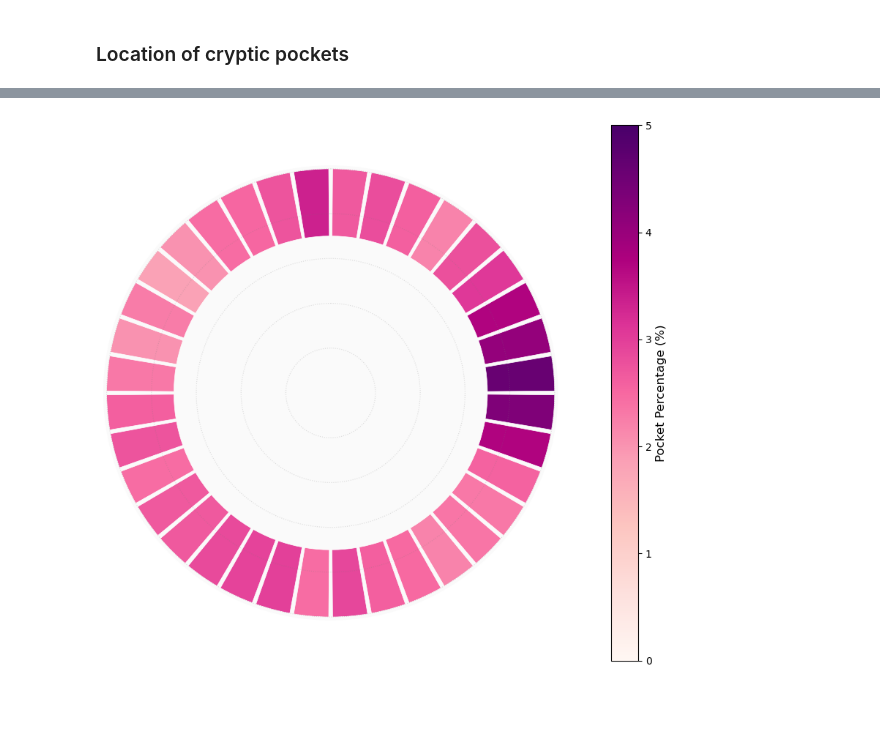
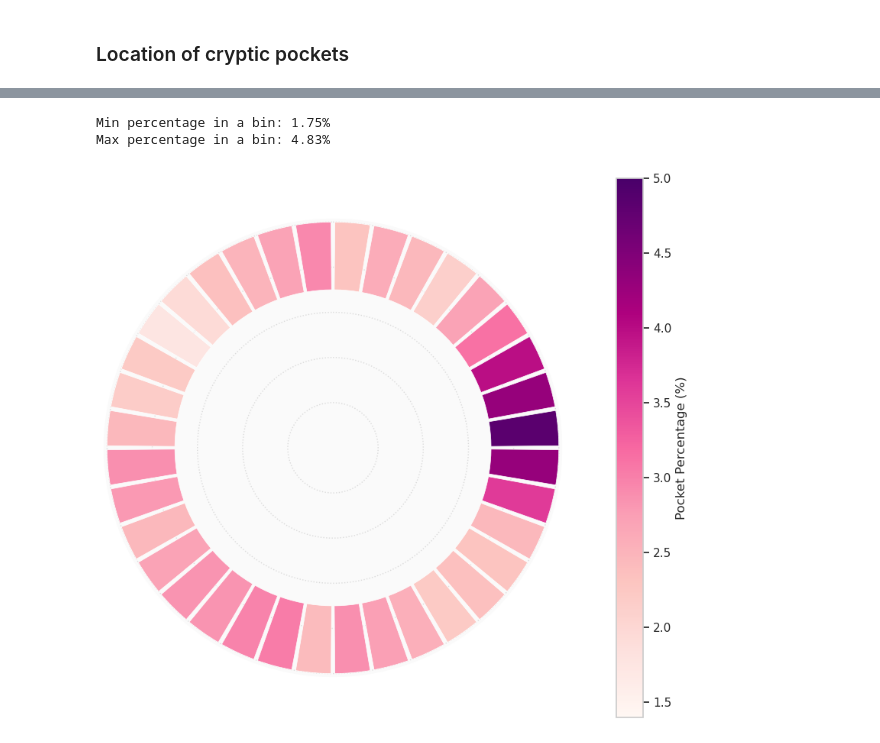
Before and after one commit to alexpergar-phd/pocket_project, a Jupyter notebook: 02_cryptic_pocket_detection/cryptic_analysis.ipynb, the cells around one changed output, grey strips where cells are left out. Saved outputs shown, nothing was run; the diff lists cells and outputs as text; code cells hidden in the pictures; blank space fills up the shorter version.

```diff
--- a/02_cryptic_pocket_detection/cryptic_analysis.ipynb
+++ b/02_cryptic_pocket_detection/cryptic_analysis.ipynb
@@ -137,6 +151,10 @@ plt.show()
 # %%
 vertical_position = 'ec'
 
+# Get the total number of unique pockets.
+n_pockets = pocket_df.groupby(by=["dynid", "trajid", "pocketid"]).size().size
+
+# Filter data for the specified vertical position.
 df_mod = pocket_df[pocket_df["vertical_position"] == vertical_position.upper()]
 angles_deg = df_mod['angle_bin'].values
 
@@ -159,7 +177,7 @@ theta = np.deg2rad(bin_centers)
 width = np.deg2rad(bin_width)
 
 # Fixed color scale
-scale_min, scale_max = 0.0, 5.0
+scale_min, scale_max = 1.4, 5.0
 norm = plt.Normalize(scale_min, scale_max)
 cmap = plt.cm.RdPu
 
@@ -169,31 +187,37 @@ ax.set_facecolor('#fafafa')
 
 # Plot as ring with discrete bins
 r_inner, r_outer = 0.7, 1.0
 
 for angle, perc in zip(theta, percentages):
     color = cmap(norm(perc))
     ax.bar(angle, r_outer - r_inner, width=width*0.9, bottom=r_inner,
            color=color, edgecolor='white', linewidth=0.5)
 
 # Aesthetics
 ax.set_yticklabels([])
 ax.set_theta_zero_location("N")
 ax.set_theta_direction(-1)
 ax.set_xticks([])
 ax.set_xticklabels([])
 ax.grid(color='gray', alpha=0.25, linestyle=':')
 ax.spines['polar'].set_visible(False)
 
 # Add colorbar with fixed 0-6% scale
 sm = plt.cm.ScalarMappable(cmap=cmap, norm=norm)
 sm.set_array([])  # for matplotlib < 3.6 compatibility
 cbar = plt.colorbar(sm, ax=ax, pad=0.1, fraction=0.05)
 cbar.set_label('Pocket Percentage (%)', fontsize=12)
 
 plt.tight_layout()
 # plt.show()
 
+# Show minimum and maximum values on a bin
+print(f"Min percentage in a bin: {percentages.min():.2f}%")
+print(f"Max percentage in a bin: {percentages.max():.2f}%")
+
 figures_dir = "/home/alex/sshfs_mountpoints/verde/Documents/pocket_tool/docs/figures/raw"
 plt.savefig(os.path.join(figures_dir, f"cryptic_pocket_dist_{vertical_position}.svg"))
 # %% [output]
+Min percentage in a bin: 1.75%
+Max percentage in a bin: 4.83%
-[figure, old version]
+[figure, new version]
```
Also changed, not shown: parts of 16 cells of this notebook, 6 other files.
